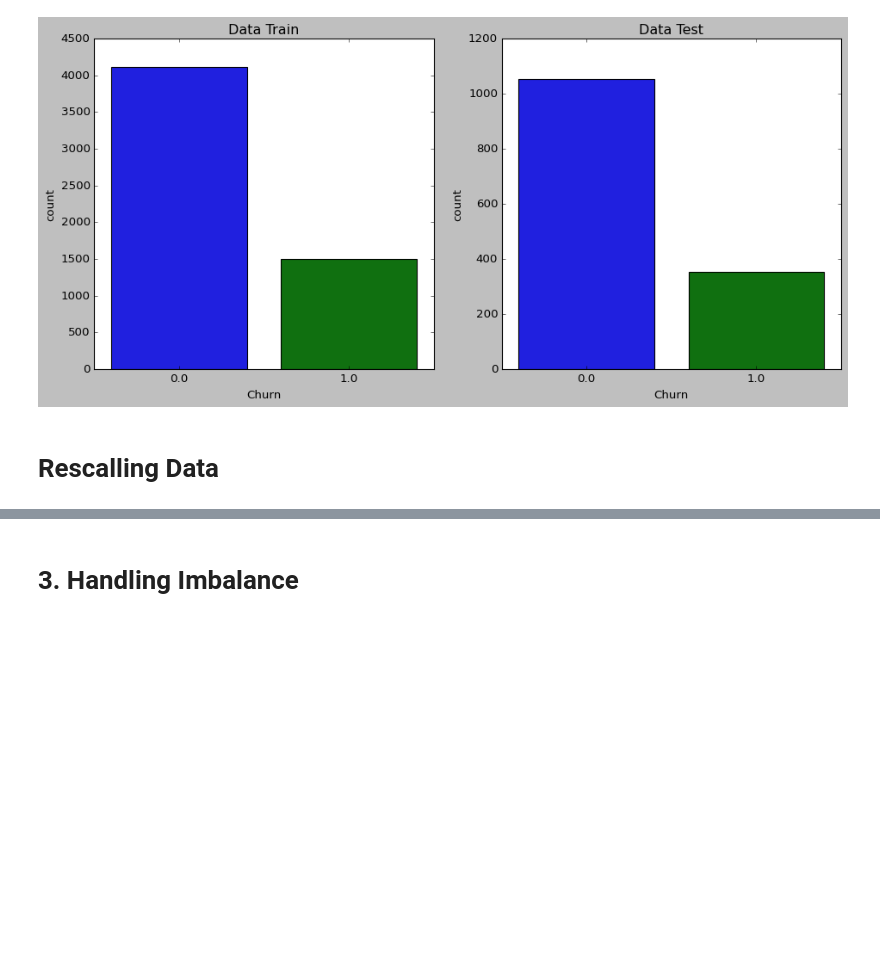
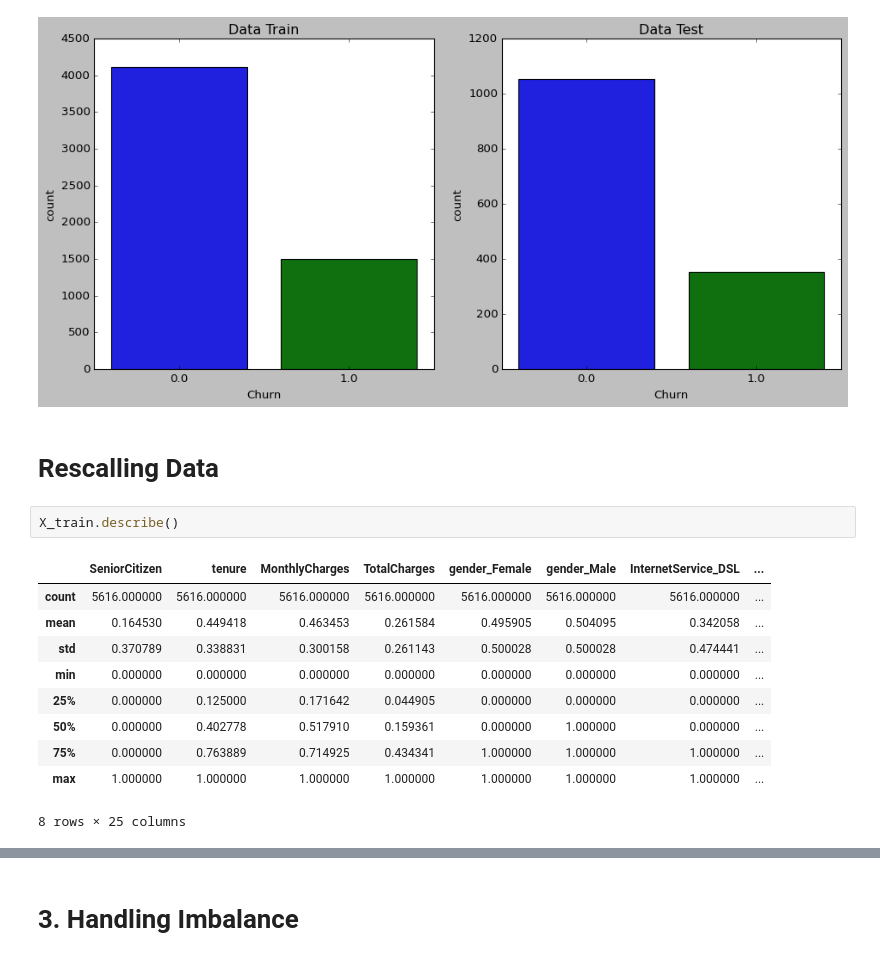
Before and after one commit to NabilahSharfina/TELCO-CUSTOMER-CHURN, a Jupyter notebook: Data_Train_Churn_with_SMOTE.ipynb, the cells around one changed output, grey strips where cells are left out. Cells and saved outputs as stored; diff of their text form; blank space fills up the shorter version.

```diff
--- a/Data_Train_Churn_with_SMOTE.ipynb
+++ b/Data_Train_Churn_with_SMOTE.ipynb
@@ -689,6 +671,19 @@ plt.show()
 [figure]
 # %% [markdown]
 # Rescalling Data
+# %%
+X_train.describe()
+# %% [output]
+|  | SeniorCitizen | tenure | MonthlyCharges | TotalCharges | gender_Female | gender_Male | InternetService_DSL | ... |
+| count | 5616.000000 | 5616.000000 | 5616.000000 | 5616.000000 | 5616.000000 | 5616.000000 | 5616.000000 | ... |
+| mean | 0.164530 | 0.449418 | 0.463453 | 0.261584 | 0.495905 | 0.504095 | 0.342058 | ... |
+| std | 0.370789 | 0.338831 | 0.300158 | 0.261143 | 0.500028 | 0.500028 | 0.474441 | ... |
+| min | 0.000000 | 0.000000 | 0.000000 | 0.000000 | 0.000000 | 0.000000 | 0.000000 | ... |
+| 25% | 0.000000 | 0.125000 | 0.171642 | 0.044905 | 0.000000 | 0.000000 | 0.000000 | ... |
+| 50% | 0.000000 | 0.402778 | 0.517910 | 0.159361 | 0.000000 | 1.000000 | 0.000000 | ... |
+| 75% | 0.000000 | 0.763889 | 0.714925 | 0.434341 | 1.000000 | 1.000000 | 1.000000 | ... |
+| max | 1.000000 | 1.000000 | 1.000000 | 1.000000 | 1.000000 | 1.000000 | 1.000000 | ... |
+8 rows × 25 columns
 # %%
 mms = MinMaxScaler()
 col = X_train.columns
```
Also changed, not shown: parts of 8 cells of this notebook.
